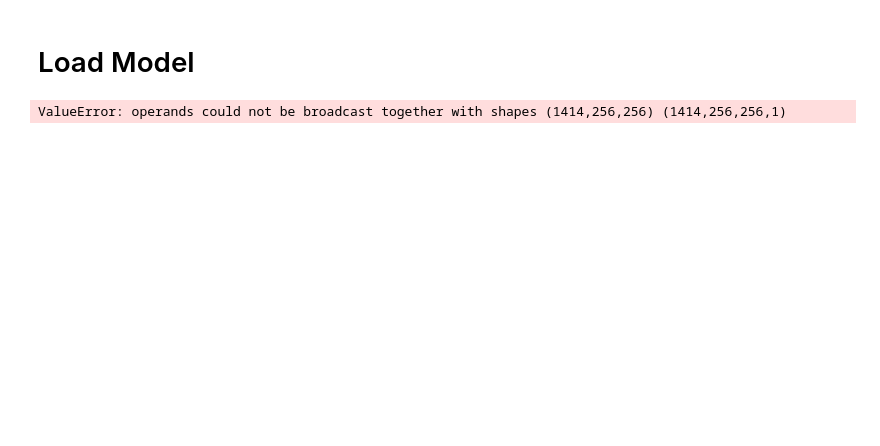
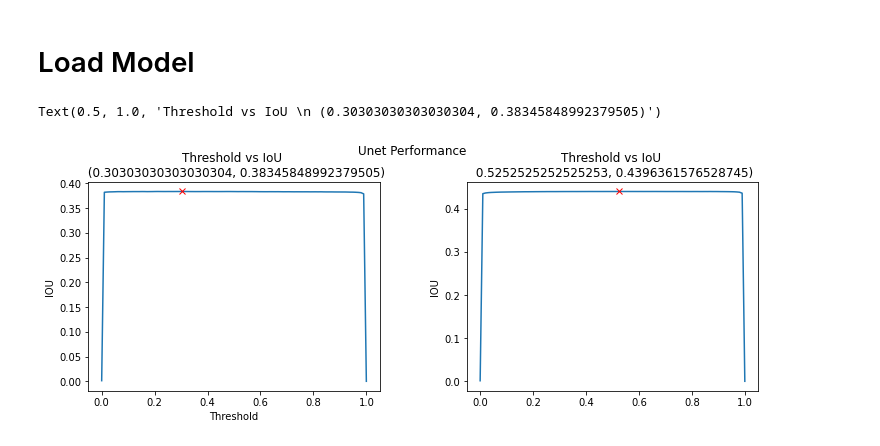
Before and after one commit to CM-Kim/unet_research, a Jupyter notebook: ms_lesions_segmentation.ipynb, the cells around one changed output. Cells and saved outputs as stored; diff of their text form; code cells hidden in the pictures; blank space fills up the shorter version.

```diff
--- a/ms_lesions_segmentation.ipynb
+++ b/ms_lesions_segmentation.ipynb
@@ -345,18 +286,19 @@ def getIOUCurve(mask_org,predicted):
 # %%
 f, (ax1, ax2) = plt.subplots(1, 2, figsize=(12, 4))
 t = f.suptitle('Unet Performance', fontsize=12)
 f.subplots_adjust(top=0.85, wspace=0.3)
 
+th, ious, iou_best, th_best = getIOUCurve(Y,unet.predict(X))
+ax2.plot(th, ious, label="For Training")
+ax2.plot(th_best, iou_best, "xr", label="Best threshold")
+ax2.set_ylabel('IOU');ax1.set_xlabel('Threshold')
+ax2.set_title("Threshold vs IoU \n {}, {})".format(th_best, iou_best))
+
 th, ious, iou_best, th_best = getIOUCurve(Y_v,unet.predict(X_v))
 ax1.plot(th, ious,label="For Validation")
 ax1.plot(th_best, iou_best, "xr", label="Best threshold")
 ax1.set_ylabel('IOU');ax1.set_xlabel('Threshold')
-ax1.set_title("Threshold vs IoU ({}, {})".format(th_best, iou_best))
-
-th, ious, iou_best, th_best = getIOUCurve(Y,unet.predict(X))
-ax2.plot(th, ious, label="For Training")
-ax2.plot(th_best, iou_best, "xr", label="Best threshold")
-ax2.set_ylabel('IOU');ax1.set_xlabel('Threshold')
-ax2.set_title("Threshold vs IoU ({}, {})".format(th_best, iou_best))
+ax1.set_title("Threshold vs IoU \n ({}, {})".format(th_best, iou_best))
 # %% [output]
-ValueError: operands could not be broadcast together with shapes (1414,256,256) (1414,256,256,1)
+Text(0.5, 1.0, 'Threshold vs IoU \n (0.30303030303030304, 0.38345848992379505)')
+[figure, added]
```
Also changed, not shown: parts of 21 cells of this notebook, 17 other files.
